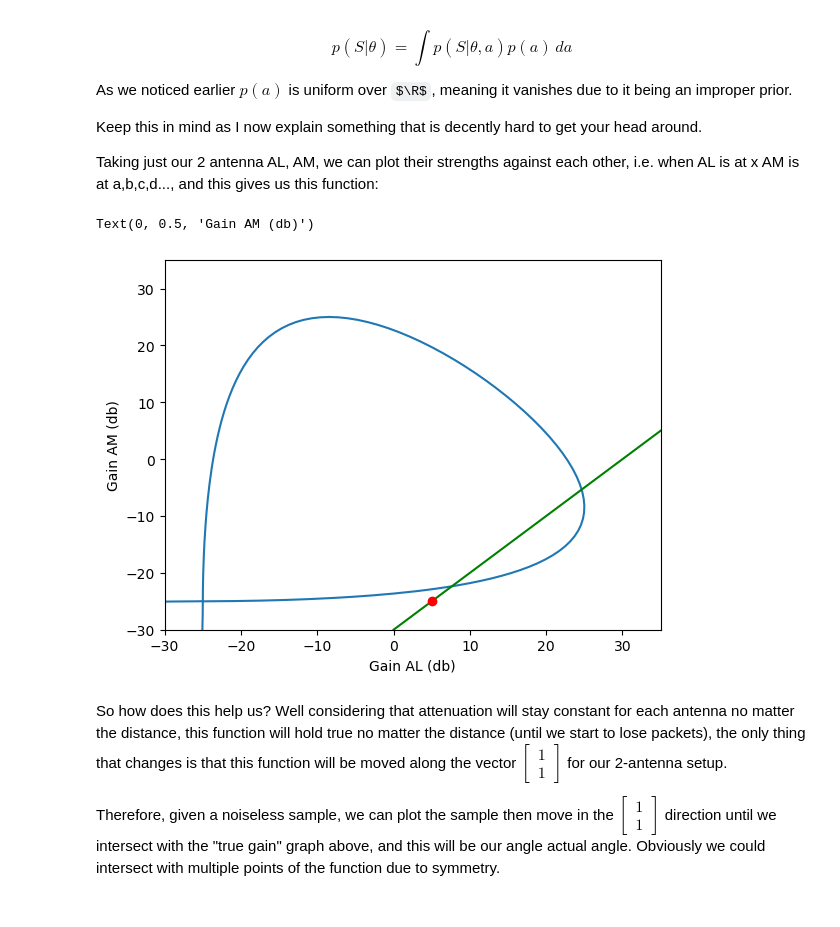
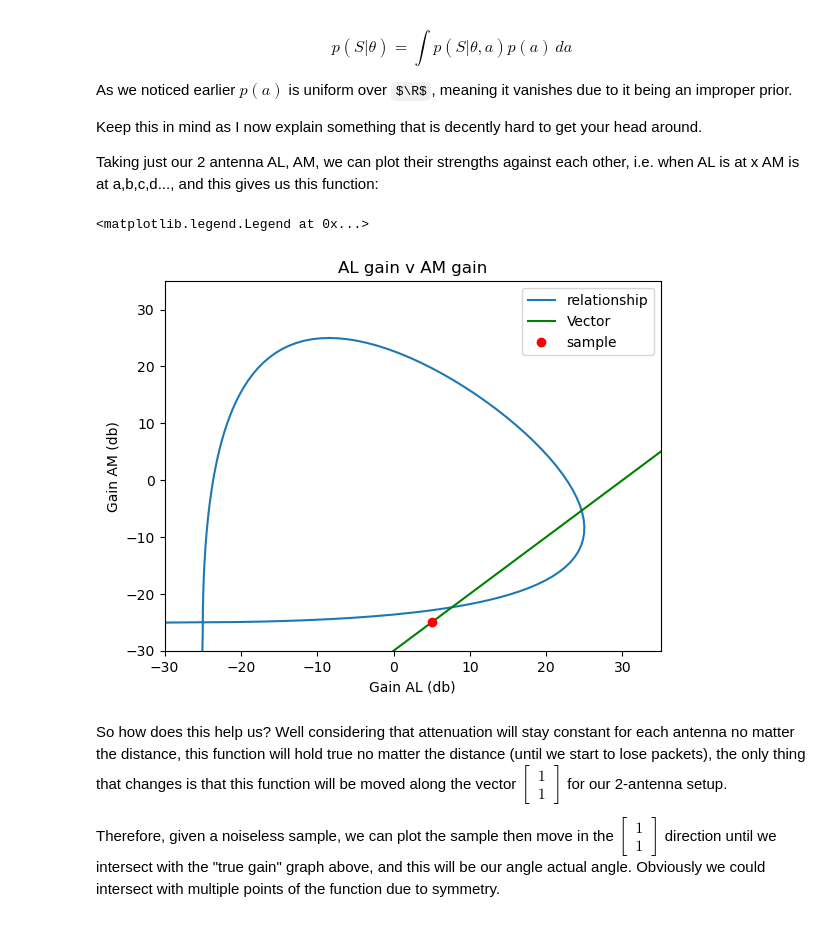
Before and after one commit to Aplefen1/BeeTrackingDiss, a Jupyter notebook: Angle Probability/diss_figures.ipynb, the cells around one changed output. Cells and saved outputs as stored; diff of their text form; code cells hidden in the pictures; some formulas as TeX source.

```diff
--- a/Angle Probability/diss_figures.ipynb
+++ b/Angle Probability/diss_figures.ipynb
@@ -19,6 +19,6 @@ This section contains the ideas and methods behind the core of the AOA algorithm
 
 Before, we were inferring by antenna-pairs, comparing the difference of each antenna with another. For clarity's sake we refer to the middle antenna in the array as `AM`, the antenna in the +ve theta direction to that (counter-clockwise) is refered to as `AL (Antenna Left)`, because when the array is pointing towards theta = 0, that antenna is to the left. Likewise, the antenna in the clockwise (negative theta) direction, is refered to `AR (Antenna Right)`. If we were to take the gain of all the antenna in the array in the range $\theta=\{0,2\pi\}$, we would get the following gain pattern:
 # %%
-m = Model(np.pi/20,100,np.pi/12)
+m = Model(np.pi/20,100,np.pi/18)
 m.polar_plot(legend=True)
 # %% [output]
@@ -80,17 +82,19 @@ Taking just our 2 antenna AL, AM, we can plot their strengths against each other
 # %%
 fig = plt.figure()
 ax = plt.subplot()
 
-ax.plot(AL, AM)
-ax.plot([0,40],[-30,10], 'g')
-ax.plot(5,-25,'or')
+ax.plot(AL, AM,label="relationship")
+ax.plot([0,40],[-30,10], 'g', label="Vector")
+ax.plot(5,-25,'or',label="sample")
 ax.set_ylim(-30,35)
 ax.set_xlim(-30,35)
 ax.set_xlabel("Gain AL (db)")
 ax.set_ylabel("Gain AM (db)")
+ax.set_title("AL gain v AM gain")
+ax.legend()
 # %% [output]
-Text(0, 0.5, 'Gain AM (db)')
+<matplotlib.legend.Legend at 0x...>
-[figure, old version]
+[figure, new version]
 # %% [markdown]
 
 
```
Also changed, not shown: parts of 8 cells of this notebook, 33 other files.
